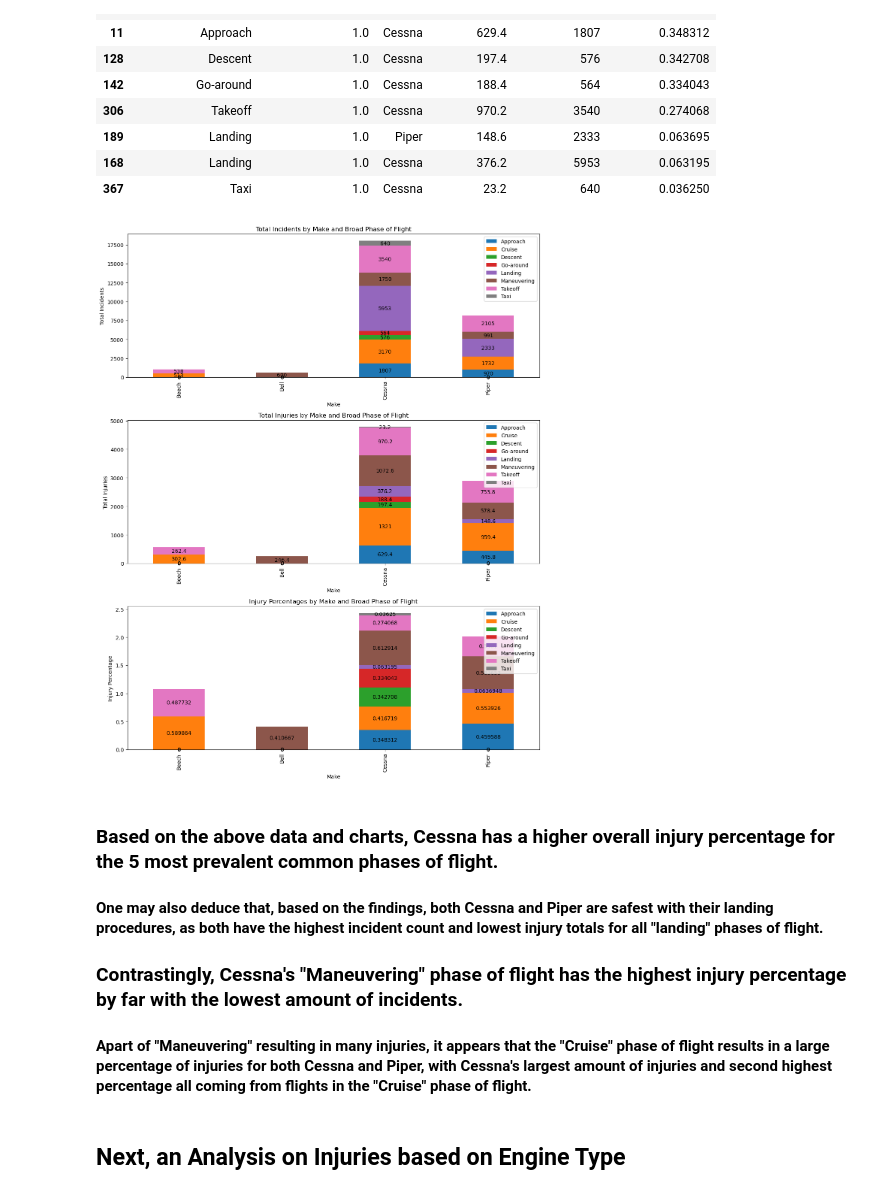
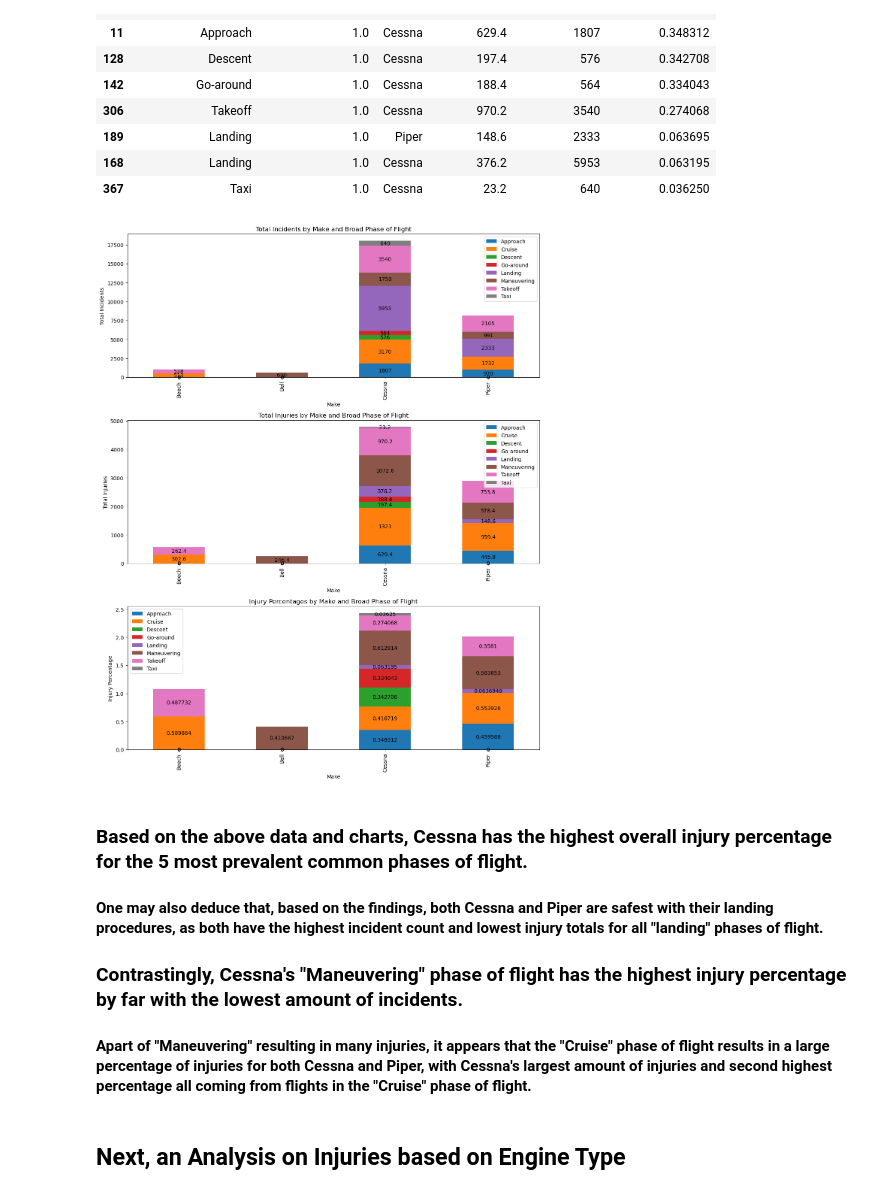
Before and after one commit to nealiyer88/Aviation-Data, a Jupyter notebook: student.ipynb, the cells around one changed output. Saved outputs shown, nothing was run; the diff lists cells and outputs as text; code cells hidden in the pictures.

```diff
--- a/student.ipynb
+++ b/student.ipynb
@@ -505,37 +505,37 @@ filtered_phase.sort_values(by='Injury Percentage', ascending=False)
 import matplotlib.pyplot as plt
 
 # Assuming filtered_phase, pivot_incidents, pivot_injuries, and pivot_percentage are already defined as per your code
 
 # Creating subplots for three plots
 fig, axes = plt.subplots(nrows=3, ncols=1, figsize=(12, 15))
 
 # Plotting Total Incidents with labels
 pivot_incidents.plot(kind='bar', stacked=True, ax=axes[0], title='Total Incidents by Make and Broad Phase of Flight')
 axes[0].set_ylabel('Total Incidents')
 axes[0].legend(loc='upper right')
 for container in axes[0].containers:
     axes[0].bar_label(container, label_type='center')
 
 # Plotting Total Injuries with labels
 pivot_injuries.plot(kind='bar', stacked=True, ax=axes[1], title='Total Injuries by Make and Broad Phase of Flight')
 axes[1].set_ylabel('Total Injuries')
 axes[1].legend(loc='upper right')
 for container in axes[1].containers:
     axes[1].bar_label(container, label_type='center')
 
 # Plotting Injury Percentage with percentage labels
 pivot_percentage.plot(kind='bar', stacked=True, ax=axes[2], title='Injury Percentages by Make and Broad Phase of Flight')
 axes[2].set_ylabel('Injury Percentage')
-axes[2].legend(loc='upper right')
+axes[2].legend(loc='upper left')
 for container in axes[2].containers:
     axes[2].bar_label(container, label_type='center')
 
 plt.tight_layout()
 plt.show()
 # %% [output]
-[figure, old version]
+[figure, new version]
 # %% [markdown]
-### Based on the above data and charts, Cessna has a higher overall injury percentage for the 5 most prevalent common phases of flight.
+### Based on the above data and charts, Cessna has the highest overall injury percentage for the 5 most prevalent common phases of flight.
 #### One may also deduce that, based on the findings, both Cessna and Piper are safest with their landing procedures, as both have the highest incident count and lowest injury totals for all "landing" phases of flight.
 
 ### Contrastingly, Cessna's "Maneuvering" phase of flight has the highest injury percentage by far with the lowest amount of incidents.
```
